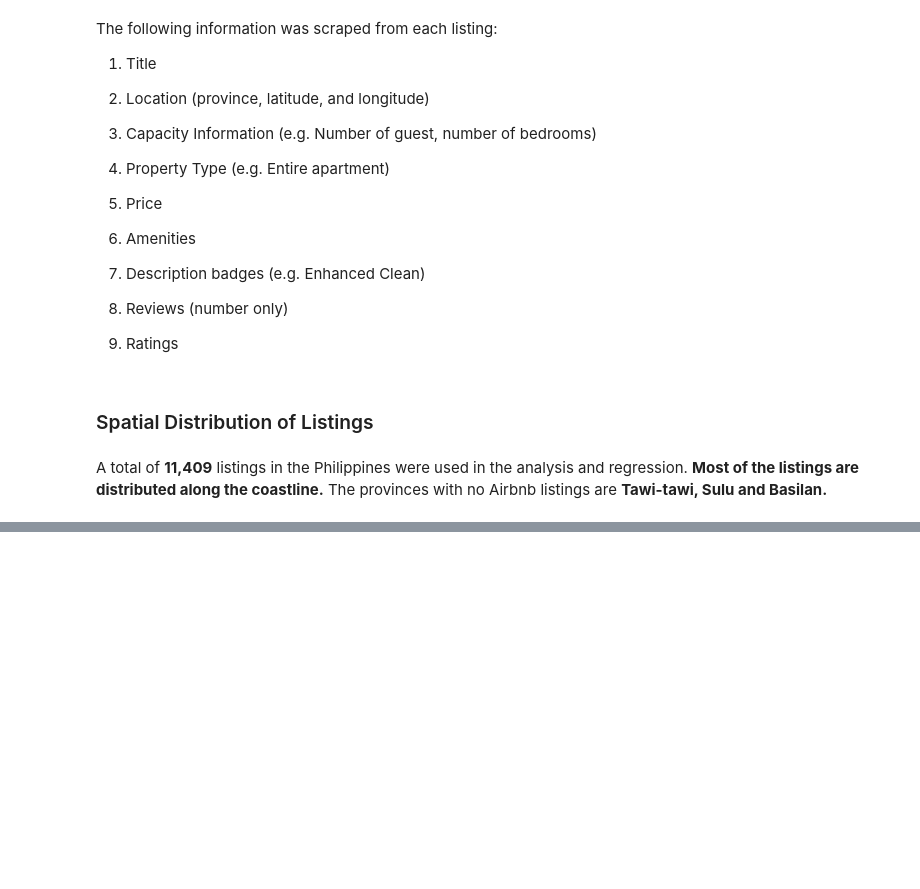
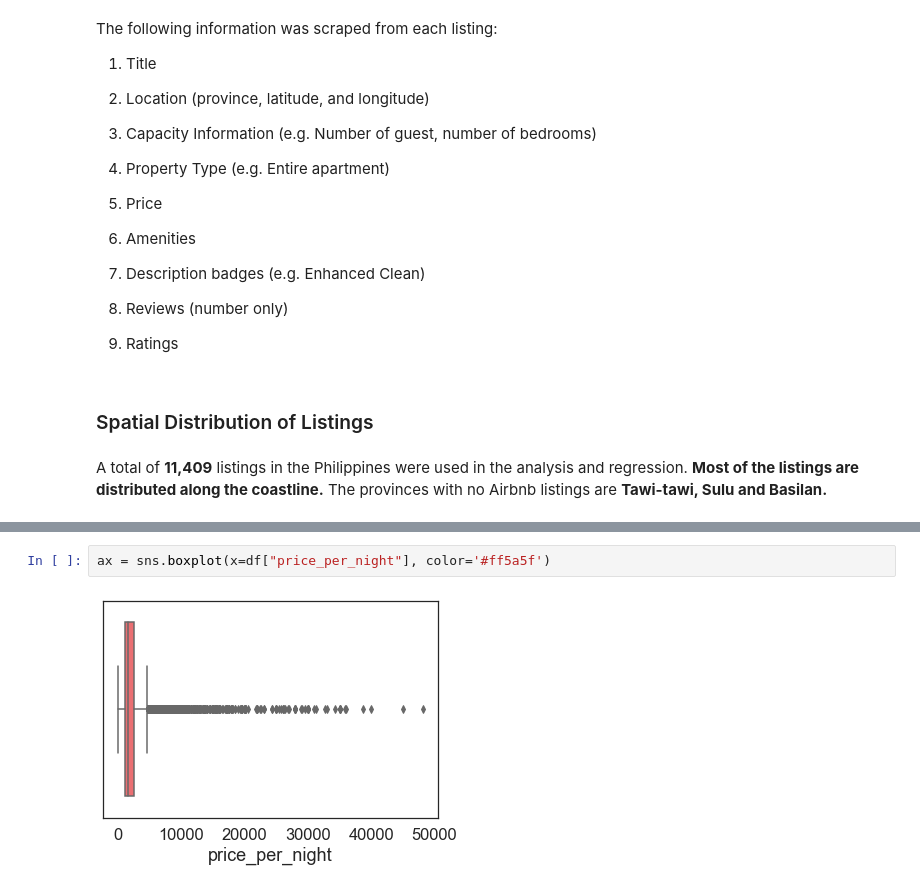
Before and after one commit to ZL63388/airbnb-prediction-ph, a Jupyter notebook: Technical Report.ipynb, the cells around one changed output, grey strips where cells are left out. Drawn from its saved outputs; the diff is of its cells as text; blank space fills up the shorter version.

```diff
--- a/Technical Report.ipynb
+++ b/Technical Report.ipynb
@@ -127,0 +182,4 @@ Text(0, 0.5, 'Frequency')
+# %%
+ax = sns.boxplot(x=df["price_per_night"], color='#ff5a5f')
+# %% [output]
+[figure, added]
```
Also changed, not shown: parts of 99 cells of this notebook, 2 other files.
